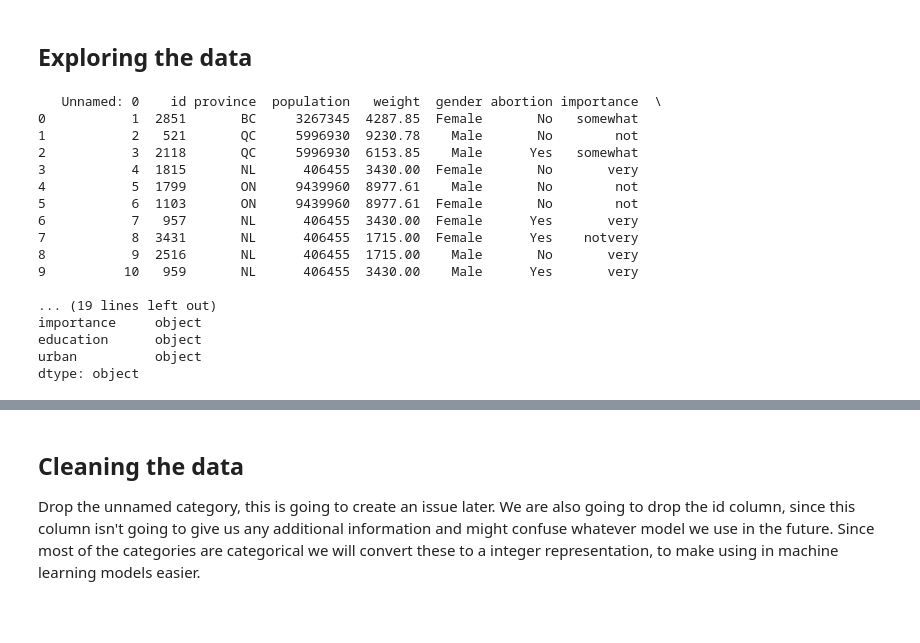
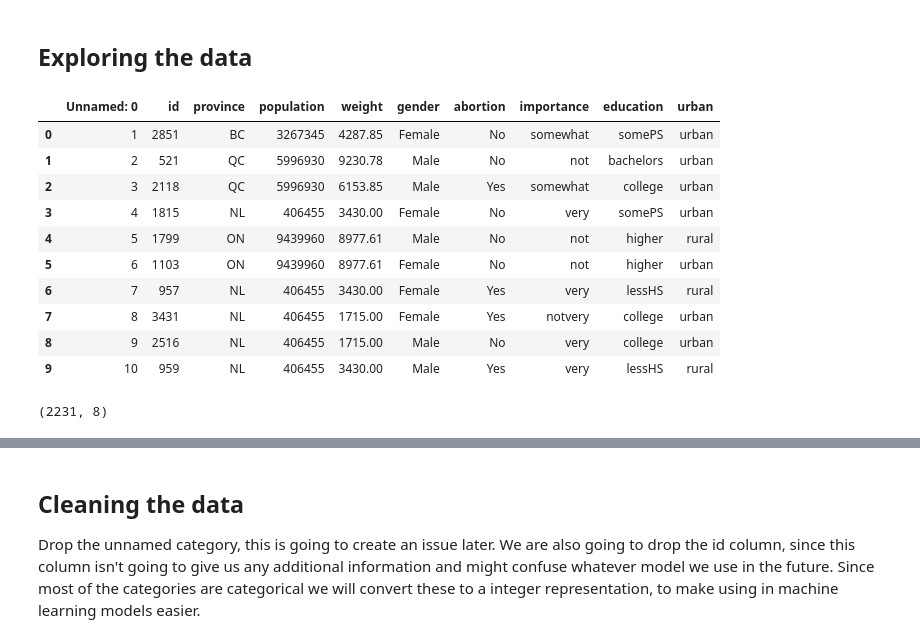
Before and after one commit to npetrich25/csc305final, a Jupyter notebook: petrich_final.ipynb, the cells around one changed output, grey strips where cells are left out. Cells and saved outputs as stored; diff of their text form; code cells hidden in the pictures; blank space fills up the shorter version.

```diff
--- a/petrich_final.ipynb
+++ b/petrich_final.ipynb
@@ -39,25 +39,21 @@ url = "https://vincentarelbundock.github.io/Rdatasets/csv/carData/CES11.csv"
 CES11_df = pd.read_csv(url)
 # %% [markdown]
 ## Exploring the data
-# %%
-print(CES11_df.head(10))
-print(CES11_df.size)
-print(CES11_df.dtypes)
-# %% [output]
-   Unnamed: 0    id province  population   weight  gender abortion importance  \
-0           1  2851       BC     3267345  4287.85  Female       No   somewhat
-1           2   521       QC     5996930  9230.78    Male       No        not
-2           3  2118       QC     5996930  6153.85    Male      Yes   somewhat
-3           4  1815       NL      406455  3430.00  Female       No       very
-4           5  1799       ON     9439960  8977.61    Male       No        not
-5           6  1103       ON     9439960  8977.61  Female       No        not
-6           7   957       NL      406455  3430.00  Female      Yes       very
-7           8  3431       NL      406455  1715.00  Female      Yes    notvery
-8           9  2516       NL      406455  1715.00    Male       No       very
-9          10   959       NL      406455  3430.00    Male      Yes       very
-
-... (19 lines left out)
-importance     object
-education      object
-urban          object
-dtype: object
+# %%
+CES11_df.head(10)
+# %% [output]
+|  | Unnamed: 0 | id | province | population | weight | gender | abortion | importance | education | urban |
+| 0 | 1 | 2851 | BC | 3267345 | 4287.85 | Female | No | somewhat | somePS | urban |
+| 1 | 2 | 521 | QC | 5996930 | 9230.78 | Male | No | not | bachelors | urban |
+| 2 | 3 | 2118 | QC | 5996930 | 6153.85 | Male | Yes | somewhat | college | urban |
+| 3 | 4 | 1815 | NL | 406455 | 3430.00 | Female | No | very | somePS | urban |
+| 4 | 5 | 1799 | ON | 9439960 | 8977.61 | Male | No | not | higher | rural |
+| 5 | 6 | 1103 | ON | 9439960 | 8977.61 | Female | No | not | higher | urban |
+| 6 | 7 | 957 | NL | 406455 | 3430.00 | Female | Yes | very | lessHS | rural |
+| 7 | 8 | 3431 | NL | 406455 | 1715.00 | Female | Yes | notvery | college | urban |
+| 8 | 9 | 2516 | NL | 406455 | 1715.00 | Male | No | very | college | urban |
+| 9 | 10 | 959 | NL | 406455 | 3430.00 | Male | Yes | very | lessHS | rural |
+# %%
+CES11_df.shape
+# %% [output]
+(2231, 8)
```
Also changed, not shown: parts of 1 cell of this notebook.
